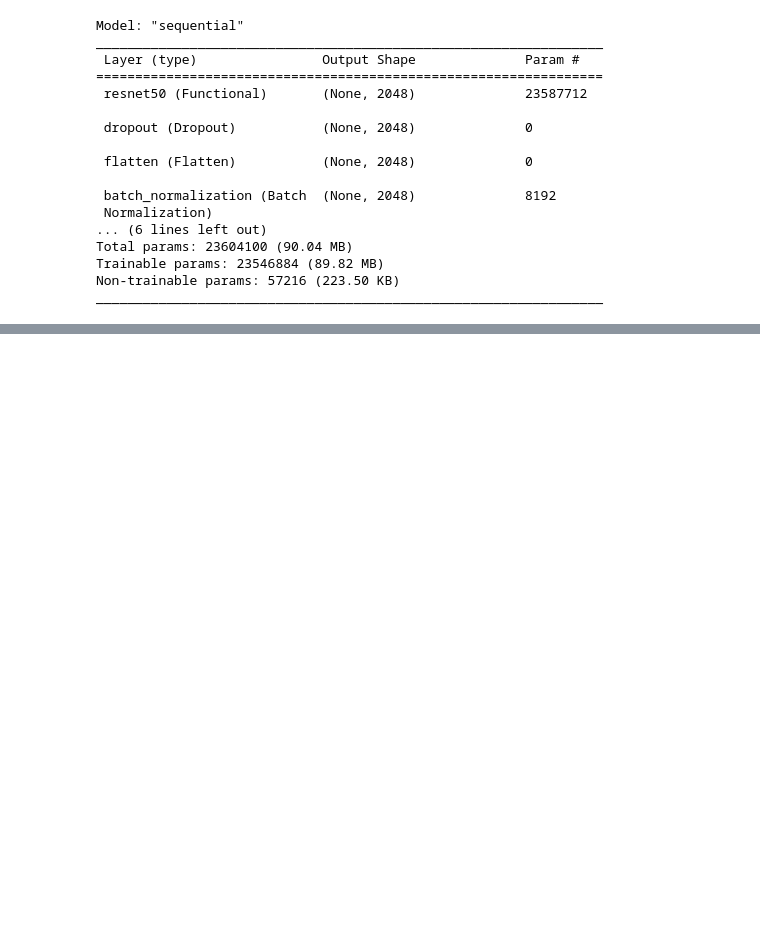
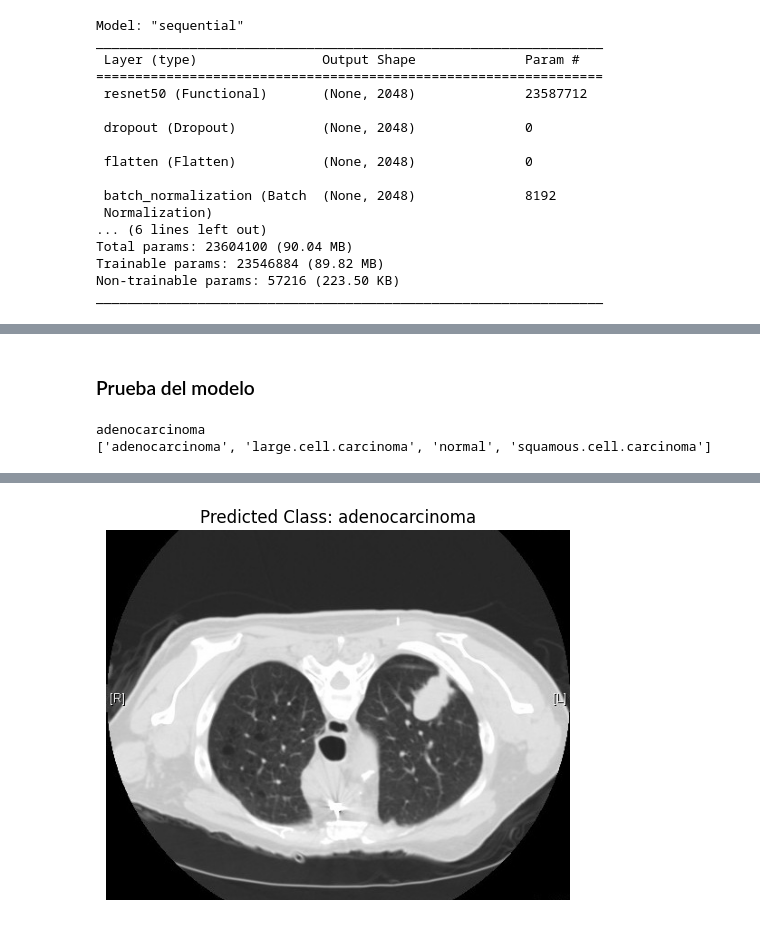
Before and after one commit to m3llad0/TC3007C, a Jupyter notebook: model.ipynb, the cells around one changed output, grey strips where cells are left out. Cells and saved outputs as stored; diff of their text form; code cells hidden in the pictures; blank space fills up the shorter version.

```diff
--- a/model.ipynb
+++ b/model.ipynb
@@ -438,0 +428,45 @@ plt.show()
+# %% [markdown]
+### Prueba del modelo
+# %%
+from tensorflow.keras.preprocessing import image
+from tensorflow.keras.applications.resnet50 import preprocess_input
+from tensorflow.keras.preprocessing.image import ImageDataGenerator
+import numpy as np
+import matplotlib.pyplot as plt
+import matplotlib.image as mpimg
+
+def test_model(model, image_path, target_size=(224, 224)):
+    # Create an ImageDataGenerator with the same preprocessing as in training
+    test_datagen = ImageDataGenerator(dtype='float32')
+
+    # Load and preprocess the image using the ImageDataGenerator
+    img = image.load_img(image_path, target_size=target_size)
+    img_array = image.img_to_array(img)
+    img_array = np.expand_dims(img_array, axis=0)
+    img_array = test_datagen.standardize(img_array)
+
+    # Make predictions
+    predictions = model.predict(img_array)
+
+    # Get the predicted class label
+    predicted_class_index = np.argmax(predictions)
+
+    # Map the predicted class index to class label
+    class_labels = list(train_generator.class_indices.keys())
+    predicted_class_label = class_labels[predicted_class_index]
+
+    # Display the image along with the predicted class
+    img = mpimg.imread(image_path)
+    plt.imshow(img)
+    plt.axis('off')
+    plt.title(f'Predicted Class: {predicted_class_label}')
+    plt.show()
+# %%
+print(list(train_generator.class_indices.keys())[0])
+print(list(test_generator.class_indices.keys()))
+# %% [output]
+adenocarcinoma
+['adenocarcinoma', 'large.cell.carcinoma', 'normal', 'squamous.cell.carcinoma']
+# %%
+test_model(model = model_ajusted, image_path='./scan.jpg')
+# %% [output]
@@ -438,0 +474 @@ plt.show()
+[figure, added]
```
Also changed, not shown: parts of 15 cells of this notebook.
